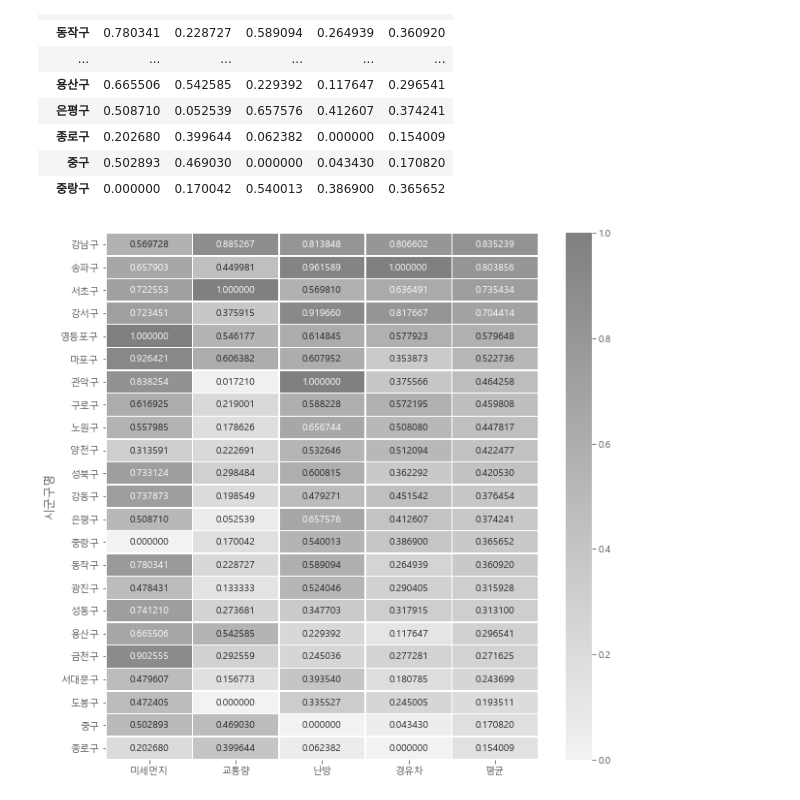
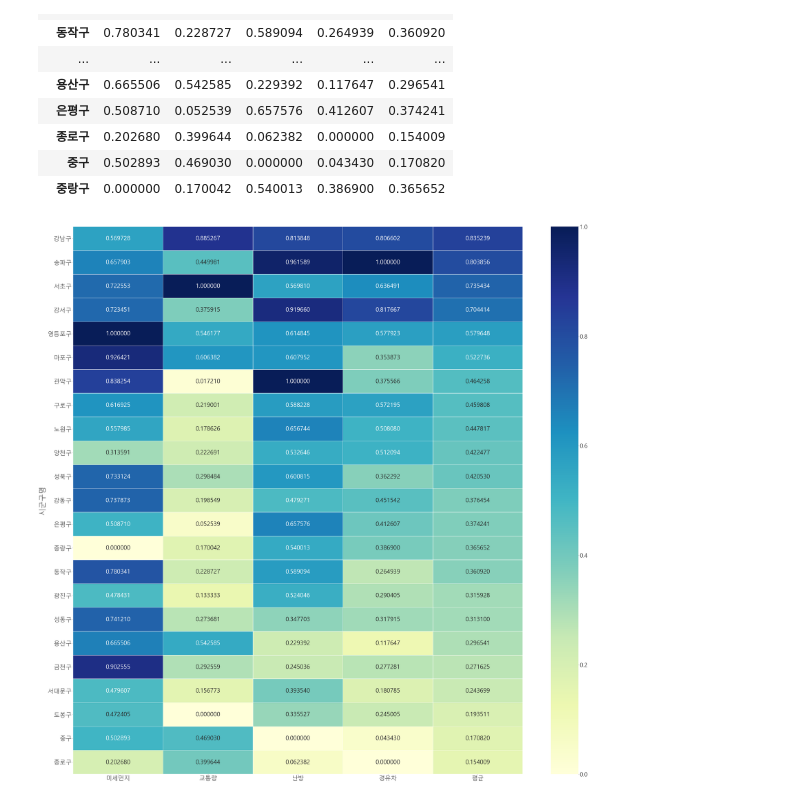
Before and after one commit to chance0523/mise_namu_project, a Jupyter notebook: airkorea/데이터셋 합치기.ipynb, the cells around one changed output. Drawn from its saved outputs; the diff is of its cells as text; code cells hidden in the pictures.

```diff
--- a/airkorea/데이터셋 합치기.ipynb
+++ b/airkorea/데이터셋 합치기.ipynb
@@ -295,14 +295,16 @@ name_list
 df = pd.DataFrame(index = name_list)
 # %%
 # 데이터프레임 merge
-df = pd.merge(df_dust, df_population, on="시군구명", how="inner")
-df = pd.merge(df, df_traffic, on="시군구명", how="inner")
+df = pd.merge(df_dust, df_traffic, on="시군구명", how="inner")
+# df = pd.merge(df, df_traffic, on="시군구명", how="inner")
 df = pd.merge(df, df_gas, on="시군구명", how="inner")
-df = pd.merge(df, df_elec, on="시군구명", how="inner")
+# df = pd.merge(df, df_elec, on="시군구명", how="inner")
 df = pd.merge(df, df_car, on="시군구명", how="inner")
-df = pd.merge(df, df_con, on="시군구명", how="inner")
-df = pd.merge(df, df_road, on="시군구명", how="inner")
+# df = pd.merge(df, df_con, on="시군구명", how="inner")
+# df = pd.merge(df, df_road, on="시군구명", how="inner")
 
-df.columns = ["시군구명", "미세먼지", "생활인구", "교통량", "난방", "전력", "경유차", "건설현장", "도로굴착"]
+# df.columns = ["시군구명", "미세먼지", "생활인구", "교통량", "난방", "전력", "경유차", "건설현장", "도로굴착"]
+df.columns = ["시군구명", "미세먼지", "교통량", "난방", "경유차"]
+
 df
 # %% [output]
@@ -376,10 +386,10 @@ target_col = ['미세먼지','교통량','난방','경유차','평균']
 # %%
 df_norm_sort = df_norm.sort_values(by='평균',ascending=False)
 # %%
-plt.figure(figsize = (10,10))
-sns.heatmap(df_norm_sort[target_col], annot=True, fmt='f', linewidths=.5, cmap=sns.light_palette(
-    "gray", as_cmap=True))
+plt.figure(figsize = (50,50))
+plt.rc('font',size=30)
+sns.heatmap(df_norm_sort[target_col], annot=True, fmt='f', linewidths=.5, cmap='YlGnBu')
 # plt.title()
 plt.show()
 # %% [output]
-[figure, old version]
+[figure, new version]
```
Also changed, not shown: parts of 3 cells of this notebook, 24 other files.
